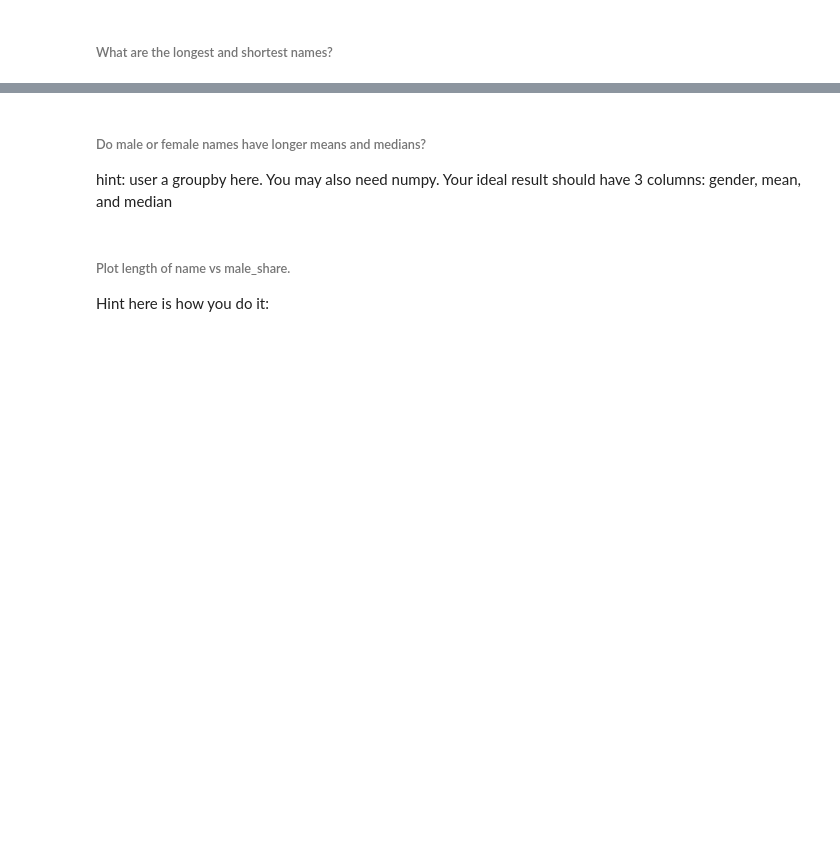
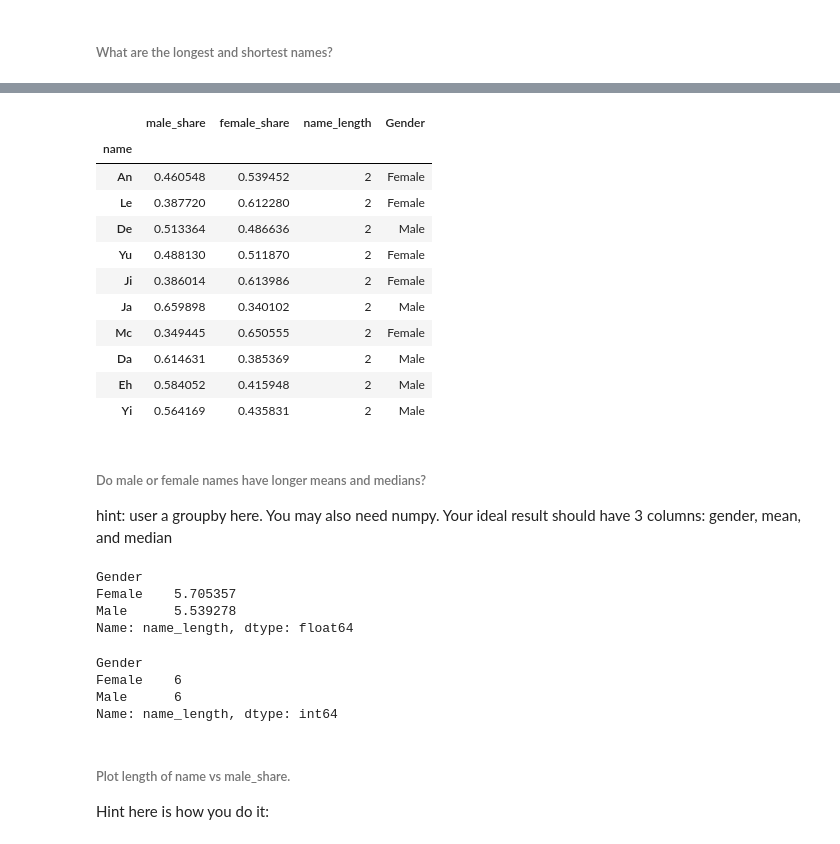
Before and after one commit to Whitepatrick/data_science, a Jupyter notebook: notebooks/LABS/Pandas Workshop.ipynb, the cells around one changed output, grey strips where cells are left out. Drawn from its saved outputs; the diff is of its cells as text; code cells hidden in the pictures; blank space fills up the shorter version.

```diff
--- a/notebooks/LABS/Pandas Workshop.ipynb
+++ b/notebooks/LABS/Pandas Workshop.ipynb
@@ -199,6 +224,36 @@ f['gender'] =
+# %%
+shortest_names = df.loc[df['name_length'] == df['name_length'].min(axis=0)]
+shortest_names
+# %% [output]
+|  | male_share | female_share | name_length | Gender |
+| name |  |  |  |  |
+| An | 0.460548 | 0.539452 | 2 | Female |
+| Le | 0.387720 | 0.612280 | 2 | Female |
+| De | 0.513364 | 0.486636 | 2 | Male |
+| Yu | 0.488130 | 0.511870 | 2 | Female |
+| Ji | 0.386014 | 0.613986 | 2 | Female |
+| Ja | 0.659898 | 0.340102 | 2 | Male |
+| Mc | 0.349445 | 0.650555 | 2 | Female |
+| Da | 0.614631 | 0.385369 | 2 | Male |
+| Eh | 0.584052 | 0.415948 | 2 | Male |
+| Yi | 0.564169 | 0.435831 | 2 | Male |
 # %% [markdown]
 ###### Do male or female names have longer means and medians?
 hint: user a groupby here. You may also need numpy. Your ideal result should have 3 columns: gender, mean, and median
+# %%
+df.groupby('Gender')['name_length'].mean()
+# %% [output]
+Gender
+Female    5.705357
+Male      5.539278
+Name: name_length, dtype: float64
+# %%
+df.groupby('Gender')['name_length'].median()
+# %% [output]
+Gender
+Female    6
+Male      6
+Name: name_length, dtype: int64
 # %% [markdown]
 ###### Plot length of name vs male_share.
 Hint here is how you do it:
```
Also changed, not shown: parts of 15 cells of this notebook, 1 other file.
